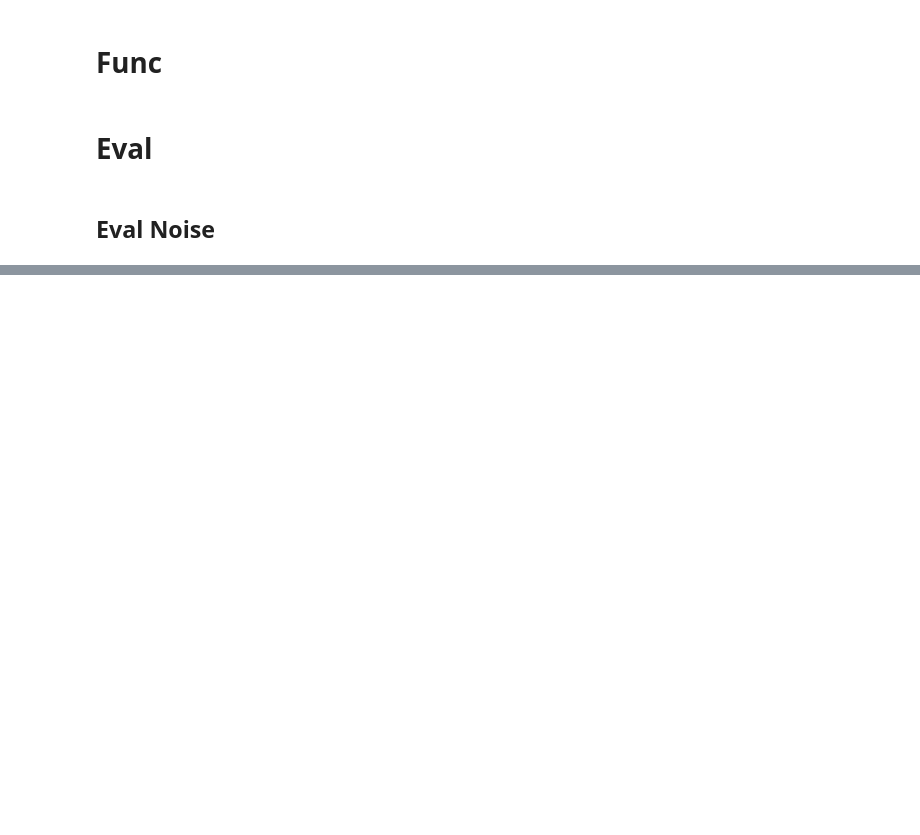
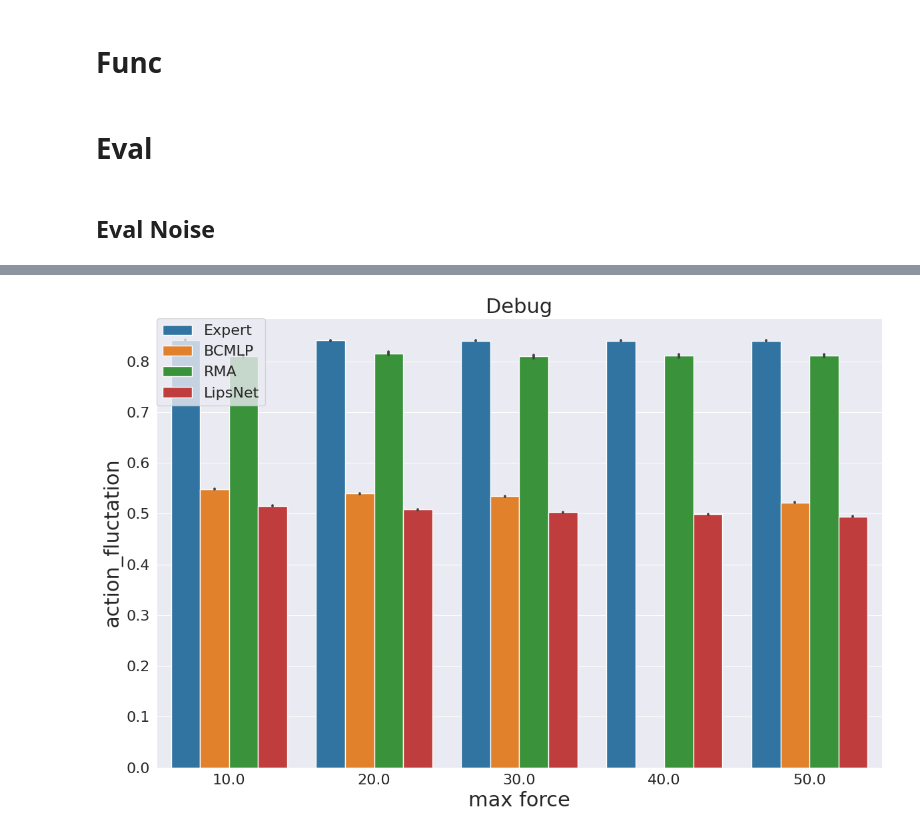
Before and after one commit to LucienJi/LipsRobot, a Jupyter notebook: notebook.ipynb, the cells around one changed output, grey strips where cells are left out. Saved outputs shown, nothing was run; the diff lists cells and outputs as text; code cells hidden in the pictures; blank space fills up the shorter version.

```diff
--- a/notebook.ipynb
+++ b/notebook.ipynb
@@ -164,0 +235,4 @@ plot_df(
+# %%
+pushV05_data_path = parse_dir("logs/Eval/pushV05",['push_interval-10'])
+pushV05_data = [get_push_eval_data(p) for p in pushV05_data_path]
+pushV05_df = get_df(pushV05_data)
@@ -164,0 +251,14 @@ plot_df(
+# %%
+plot_df(
+    pushV05_df,
+    y_name = 'action_fluctation',
+    x_name = 'max force',
+    hue_name = 'name',
+    save_path=None,
+    y_label='action_fluctation',
+    x_label='max force',
+    title="Debug",
+    plot_type = 'bar'
+)
+# %% [output]
+[figure, added]
```
Also changed, not shown: parts of 12 cells of this notebook, 20 other files.
